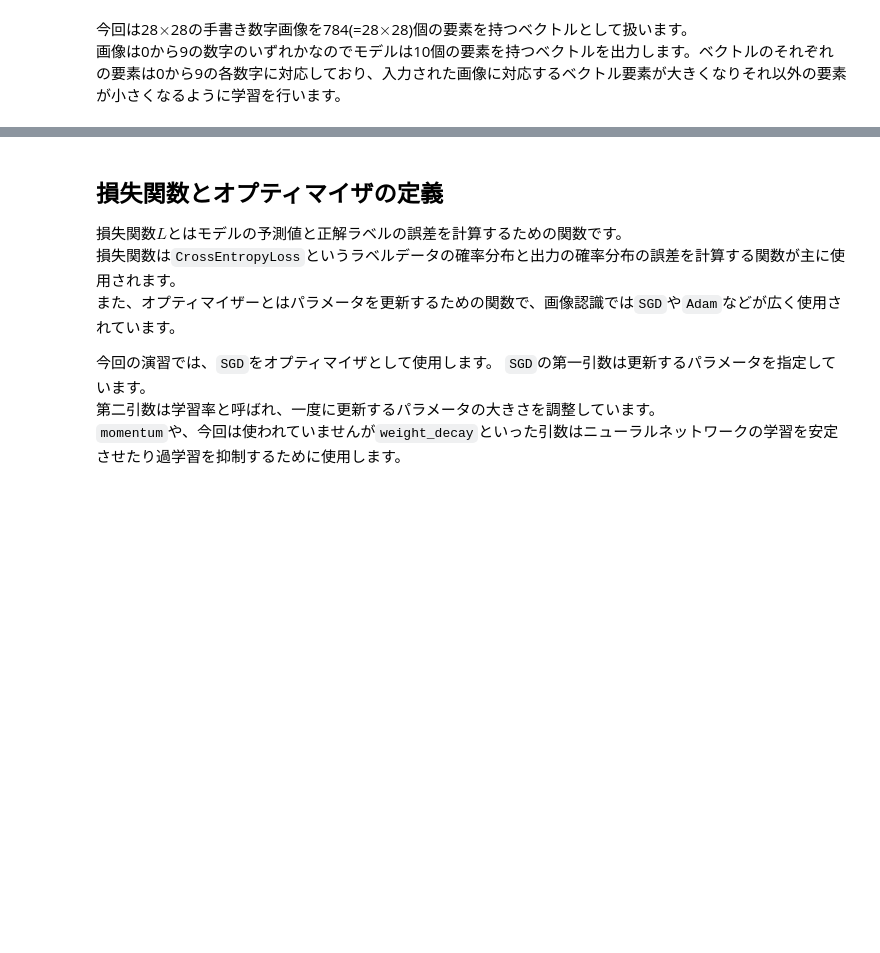
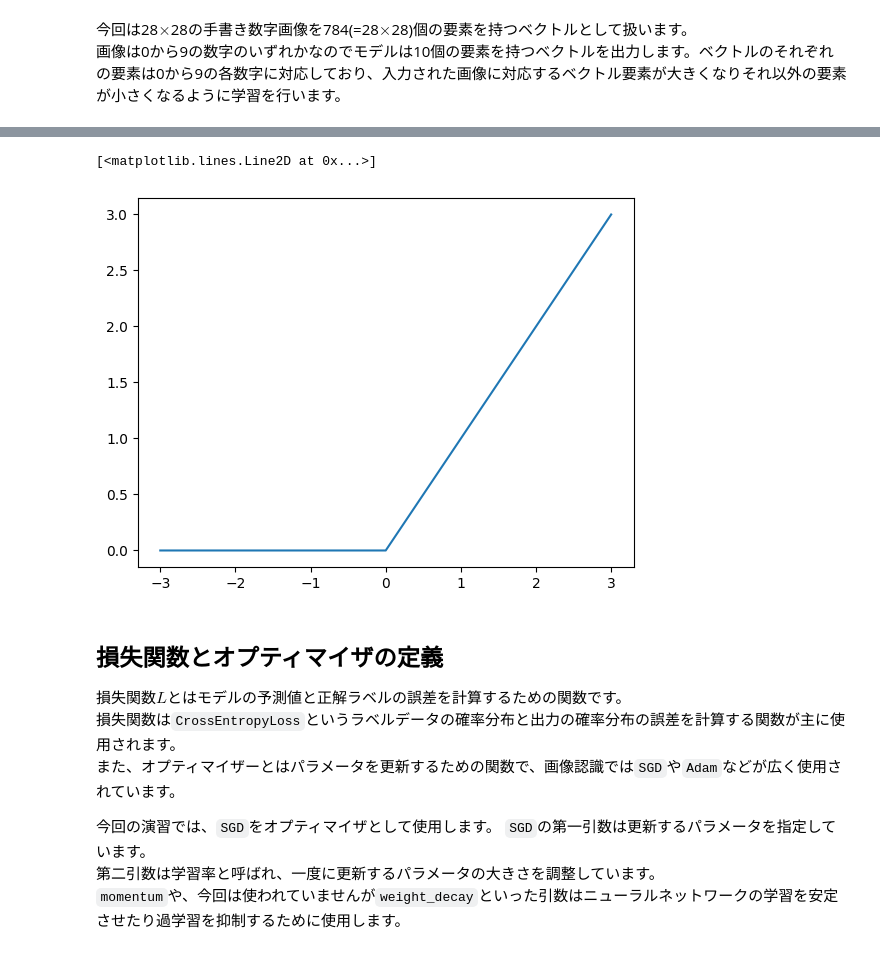
Before and after one commit to ArtIC-TITECH/b3-proj-2024, a Jupyter notebook: docs/class_01.ipynb, the cells around one changed output, grey strips where cells are left out. Saved outputs shown, nothing was run; the diff lists cells and outputs as text; code cells hidden in the pictures; blank space fills up the shorter version.

```diff
--- a/docs/class_01.ipynb
+++ b/docs/class_01.ipynb
@@ -655,3 +436,10 @@ Net                                      [4, 3, 32, 32]            [4, 10]
+# %%
+input = torch.arange(-3, 4)
+output = nn.ReLU()(input)
+plt.plot(input.numpy(), output.numpy())
+# %% [output]
+[<matplotlib.lines.Line2D at 0x...>]
+[figure, added]
 # %% [markdown]
 ## 損失関数とオプティマイザの定義
 
```
Also changed, not shown: parts of 21 cells of this notebook.
